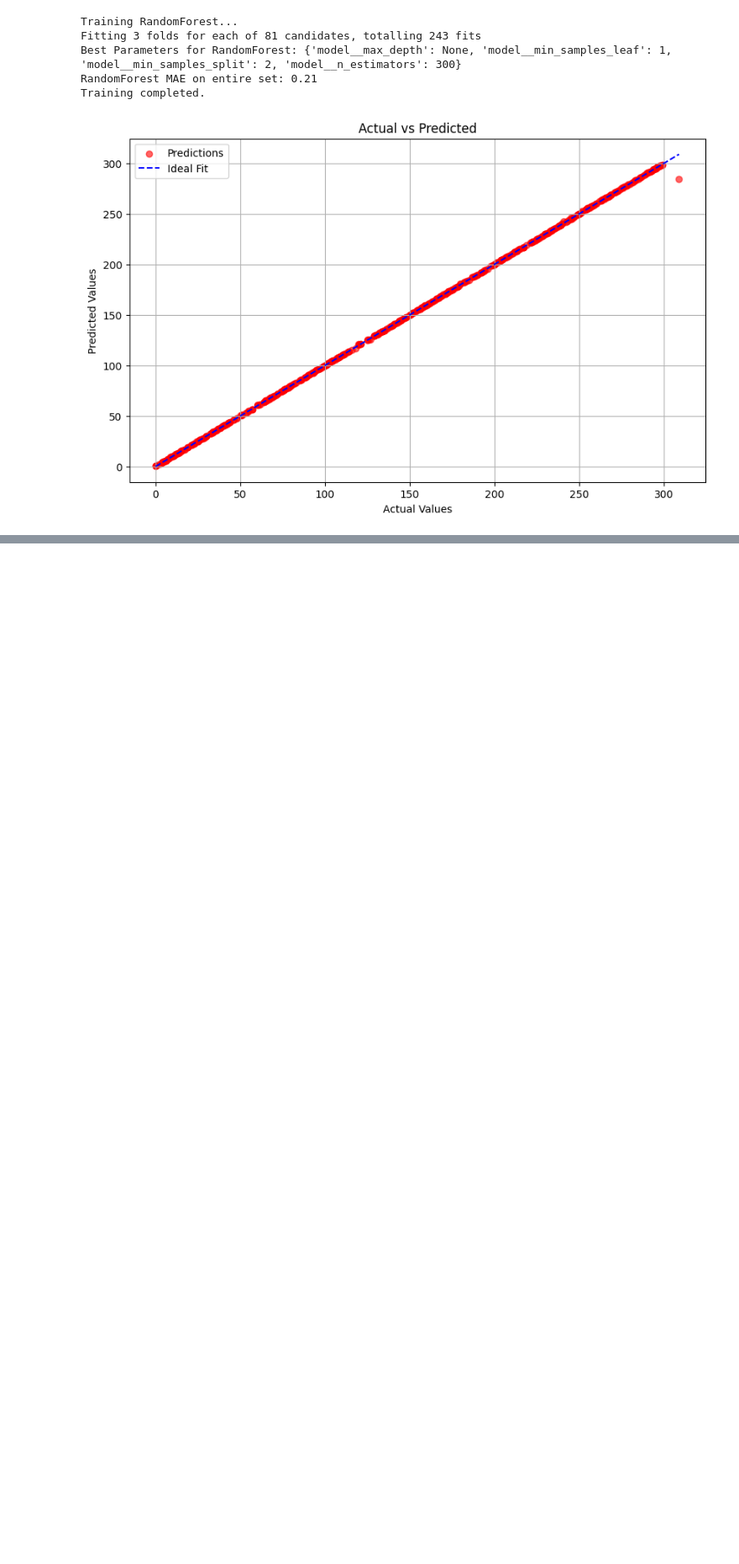
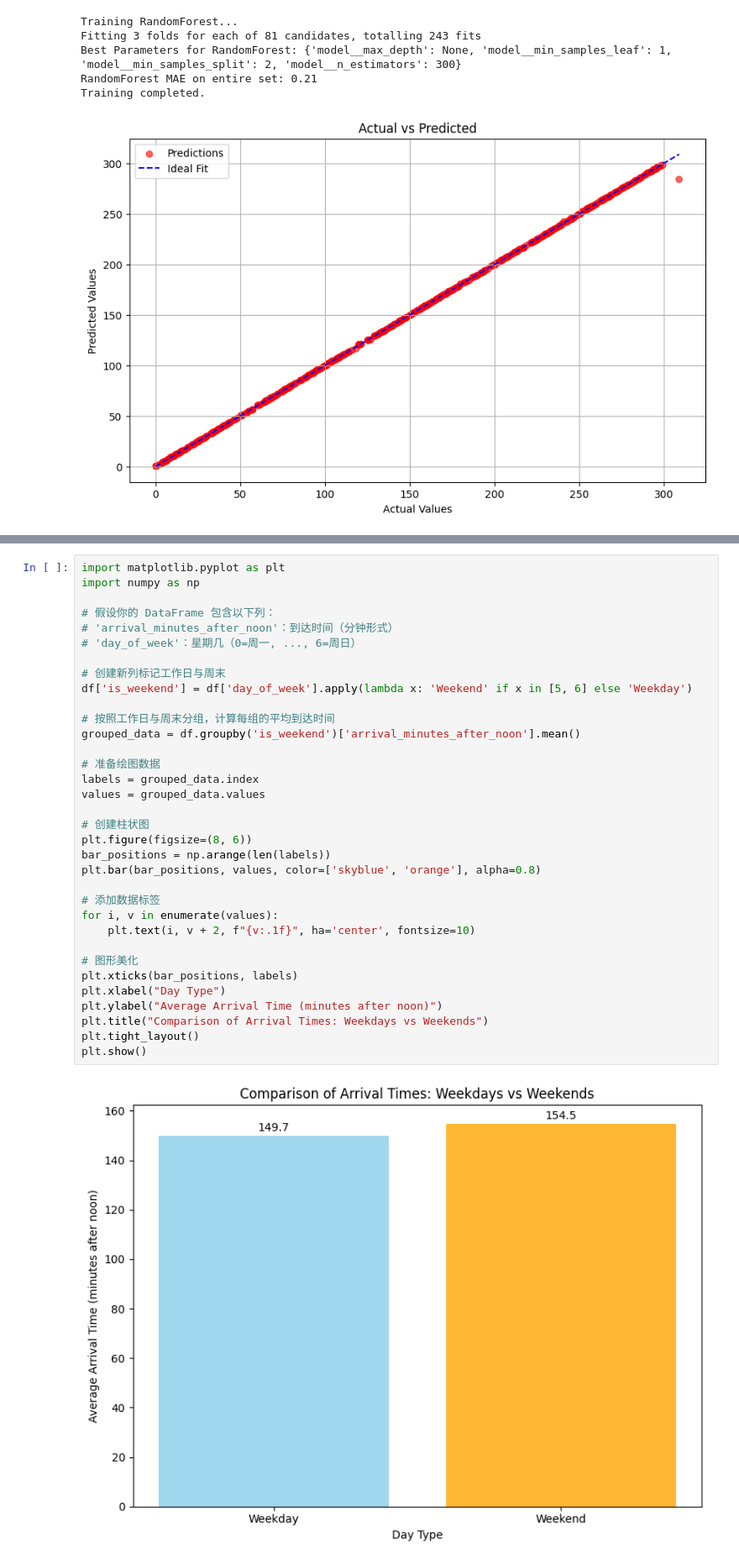
Before and after one commit to FlipW0rld/CS506_Project, a Jupyter notebook: main_LightGBM.ipynb, the cells around one changed output, grey strips where cells are left out. Shown: that part at 84% size. Drawn from its saved outputs; the diff is of its cells as text; blank space fills up the shorter version.

```diff
--- a/main_LightGBM.ipynb
+++ b/main_LightGBM.ipynb
@@ -152,0 +214,36 @@ Training completed.
+# %%
+import matplotlib.pyplot as plt
+import numpy as np
+
+# 假设你的 DataFrame 包含以下列：
+# 'arrival_minutes_after_noon'：到达时间（分钟形式）
+# 'day_of_week'：星期几（0=周一, ..., 6=周日）
+
+# 创建新列标记工作日与周末
+df['is_weekend'] = df['day_of_week'].apply(lambda x: 'Weekend' if x in [5, 6] else 'Weekday')
+
+# 按照工作日与周末分组，计算每组的平均到达时间
+grouped_data = df.groupby('is_weekend')['arrival_minutes_after_noon'].mean()
+
+# 准备绘图数据
+labels = grouped_data.index
+values = grouped_data.values
+
+# 创建柱状图
+plt.figure(figsize=(8, 6))
+bar_positions = np.arange(len(labels))
+plt.bar(bar_positions, values, color=['skyblue', 'orange'], alpha=0.8)
+
+# 添加数据标签
+for i, v in enumerate(values):
+    plt.text(i, v + 2, f"{v:.1f}", ha='center', fontsize=10)
+
+# 图形美化
+plt.xticks(bar_positions, labels)
+plt.xlabel("Day Type")
+plt.ylabel("Average Arrival Time (minutes after noon)")
+plt.title("Comparison of Arrival Times: Weekdays vs Weekends")
+plt.tight_layout()
+plt.show()
+# %% [output]
+[figure, added]
```
Also changed, not shown: parts of 5 cells of this notebook.
